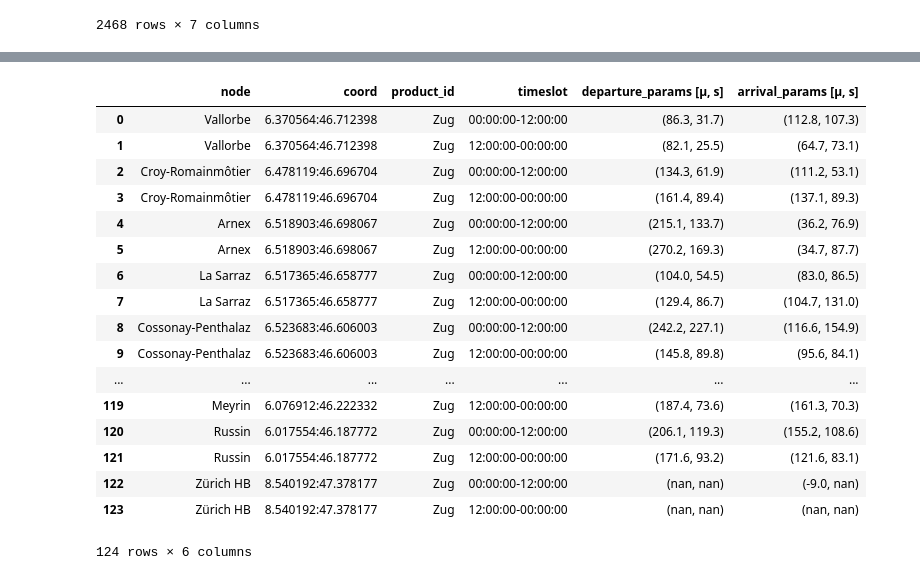
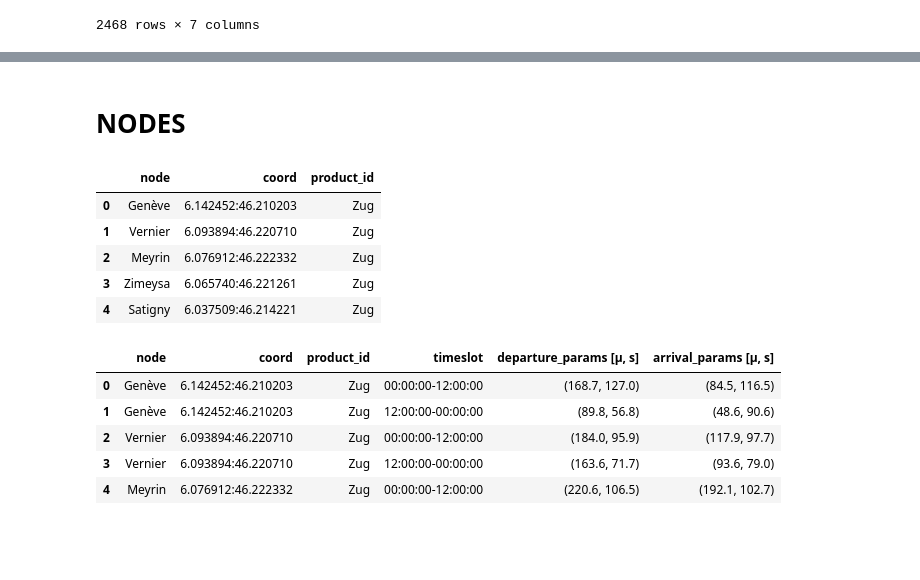
Before and after one commit to mbanga9/DataScience_Labs, a Jupyter notebook: Final-Project-2.ipynb, the cells around one changed output, grey strips where cells are left out. Saved outputs shown, nothing was run; the diff lists cells and outputs as text; code cells hidden in the pictures; blank space fills up the shorter version.

Commit message:
creates df with all nodes and arcs in the network

```diff
--- a/Final-Project-2.ipynb
+++ b/Final-Project-2.ipynb
@@ -277,0 +276,10 @@ Timestamp('2017-09-13 20:55:00')
+# %%
+# change format to datetime
+df_partial_edges['actual_travel_time'] = pd.to_datetime(df_partial_edges['actual_travel_time'], format='%d %H:%M:%S', errors='ignore')
+# add column travel delay that helps to find parameters
+#df_partial_edges['travel_delay [sec]'] = ((df_partial_edges['actual_travel_time'] - df_partial_edges['scheduled_travel_time']) / np.timedelta64(1, 's'))
+# reorder columns
+df_partial_edges = df_partial_edges[['origin', 'origin_coord', 'destination', 'destination_coord', 'product_id', 'line_id',
+                     'scheduled_departure_time', 'scheduled_arrival_time', 'scheduled_travel_time',
+                     'actual_departure_time', 'actual_arrival_time', 'actual_travel_time', 'travel_delay [sec]']]
+df_partial_edges = df_partial_edges.reset_index(drop=True)
@@ -330,3 +322,13 @@ df_partial_nodes.head()
 minuit = datetime.time(0, 0)
 midi = datetime.time(12, 0)
 defined_timeslots = [str(minuit) + '-' + str(midi), str(midi) + '-' + str(minuit)]
+# %%
+# Utility function to group edge departure times by time slot
+def travel_timeslots(index):
+    timestamp = edge_travels.loc[index]['scheduled_departure_time']
+    target = datetime.time(timestamp.hour, timestamp.minute, timestamp.second)
+
+    if minuit <= target < midi:
+        return defined_timeslots[0]
+    else: # midi <= target < minuit
+        return defined_timeslots[1]
@@ -333,3 +400,26 @@ defined_timeslots = [str(minuit) + '-' + str(midi), str(midi) + '-' + str(minuit
+# %% [markdown]
+# NODES
+# %%
+# Get list of all nodes in the network
+
+# Origin nodes
+nodes_1 = df_partial_edges[['origin', 'origin_coord', 'product_id']].drop_duplicates()
+nodes_1.columns = ['node', 'coord', 'product_id']
+# Destination nodes
+nodes_2 = df_partial_edges[['destination', 'destination_coord', 'product_id']].drop_duplicates()
+nodes_2.columns = nodes_1.columns
+
+# Construct dataframe of nodes
+nodes = pd.concat([nodes_1, nodes_2], axis=0).drop_duplicates().reset_index(drop=True)
+# %%
+nodes.head()
+# %% [output]
+|  | node | coord | product_id |
+| 0 | Genève | 6.142452:46.210203 | Zug |
+| 1 | Vernier | 6.093894:46.220710 | Zug |
+| 2 | Meyrin | 6.076912:46.222332 | Zug |
+| 3 | Zimeysa | 6.065740:46.221261 | Zug |
+| 4 | Satigny | 6.037509:46.214221 | Zug |
 # %%
 # Utility function to group node departures by time slot
 def departure_date_range(index):
@@ -355,12 +445,12 @@ def arrival_date_range(index):
 df_nodes = pd.DataFrame(columns=['node', 'coord', 'product_id', 'timeslots', 'departure_params [µ, s]', 'arrival_params [µ, s]'])
 
 j = 0
-for index, values in df_partial_nodes.iterrows():
+for index, values in nodes.iterrows():
         node = values.iloc[0]
         coord = values.iloc[1]
         transport = values.iloc[2]
         # Get all edges leaving the current node
-        from_node = df_edges[((df_edges['origin'] == node) & (df_edges['origin_coord'] == coord))]
+        from_node = df_partial_edges[((df_partial_edges['origin'] == node) & (df_partial_edges['origin_coord'] == coord))]
         # Keep only relevant columns
         from_node = from_node[['origin', 'origin_coord', 'destination','destination_coord', 'product_id', 'scheduled_departure_time', 'actual_departure_time']]
         # Add departure delay values for the node
@@ -386,7 +476,7 @@ for index, values in df_partial_nodes.iterrows():
                 dep_params.append((nan, nan))
 
         # Get all edges arriving at the current node
-        to_node = df_edges[((df_edges['destination'] == node) & (df_edges['destination_coord'] == coord))]
+        to_node = df_partial_edges[((df_partial_edges['destination'] == node) & (df_partial_edges['destination_coord'] == coord))]
         # Keep only relevant columns
         to_node = to_node[['origin', 'origin_coord', 'destination','destination_coord', 'product_id',  'scheduled_arrival_time', 'actual_arrival_time']]
         # Add arrival delay values for the node
@@ -426,23 +516,11 @@ for index, values in df_partial_nodes.iterrows():
 # %%
 df_nodes = df_nodes[['node', 'coord', 'product_id', 'timeslot', 'departure_params [µ, s]', 'arrival_params [µ, s]']]
 df_nodes = df_nodes.reset_index(drop=True)
-df_nodes
+df_nodes.head()
 # %% [output]
 |  | node | coord | product_id | timeslot | departure_params [µ, s] | arrival_params [µ, s] |
-| 0 | Vallorbe | 6.370564:46.712398 | Zug | 00:00:00-12:00:00 | (86.3, 31.7) | (112.8, 107.3) |
-| 1 | Vallorbe | 6.370564:46.712398 | Zug | 12:00:00-00:00:00 | (82.1, 25.5) | (64.7, 73.1) |
-| 2 | Croy-Romainmôtier | 6.478119:46.696704 | Zug | 00:00:00-12:00:00 | (134.3, 61.9) | (111.2, 53.1) |
-| 3 | Croy-Romainmôtier | 6.478119:46.696704 | Zug | 12:00:00-00:00:00 | (161.4, 89.4) | (137.1, 89.3) |
-| 4 | Arnex | 6.518903:46.698067 | Zug | 00:00:00-12:00:00 | (215.1, 133.7) | (36.2, 76.9) |
-| 5 | Arnex | 6.518903:46.698067 | Zug | 12:00:00-00:00:00 | (270.2, 169.3) | (34.7, 87.7) |
-| 6 | La Sarraz | 6.517365:46.658777 | Zug | 00:00:00-12:00:00 | (104.0, 54.5) | (83.0, 86.5) |
-| 7 | La Sarraz | 6.517365:46.658777 | Zug | 12:00:00-00:00:00 | (129.4, 86.7) | (104.7, 131.0) |
-| 8 | Cossonay-Penthalaz | 6.523683:46.606003 | Zug | 00:00:00-12:00:00 | (242.2, 227.1) | (116.6, 154.9) |
-| 9 | Cossonay-Penthalaz | 6.523683:46.606003 | Zug | 12:00:00-00:00:00 | (145.8, 89.8) | (95.6, 84.1) |
-| ... | ... | ... | ... | ... | ... | ... |
-| 119 | Meyrin | 6.076912:46.222332 | Zug | 12:00:00-00:00:00 | (187.4, 73.6) | (161.3, 70.3) |
-| 120 | Russin | 6.017554:46.187772 | Zug | 00:00:00-12:00:00 | (206.1, 119.3) | (155.2, 108.6) |
-| 121 | Russin | 6.017554:46.187772 | Zug | 12:00:00-00:00:00 | (171.6, 93.2) | (121.6, 83.1) |
-| 122 | Zürich HB | 8.540192:47.378177 | Zug | 00:00:00-12:00:00 | (nan, nan) | (-9.0, nan) |
-| 123 | Zürich HB | 8.540192:47.378177 | Zug | 12:00:00-00:00:00 | (nan, nan) | (nan, nan) |
+| 0 | Genève | 6.142452:46.210203 | Zug | 00:00:00-12:00:00 | (168.7, 127.0) | (84.5, 116.5) |
+| 1 | Genève | 6.142452:46.210203 | Zug | 12:00:00-00:00:00 | (89.8, 56.8) | (48.6, 90.6) |
+| 2 | Vernier | 6.093894:46.220710 | Zug | 00:00:00-12:00:00 | (184.0, 95.9) | (117.9, 97.7) |
+| 3 | Vernier | 6.093894:46.220710 | Zug | 12:00:00-00:00:00 | (163.6, 71.7) | (93.6, 79.0) |
+| 4 | Meyrin | 6.076912:46.222332 | Zug | 00:00:00-12:00:00 | (220.6, 106.5) | (192.1, 102.7) |
-124 rows × 6 columns
```
Also changed, not shown: parts of 15 cells of this notebook.
